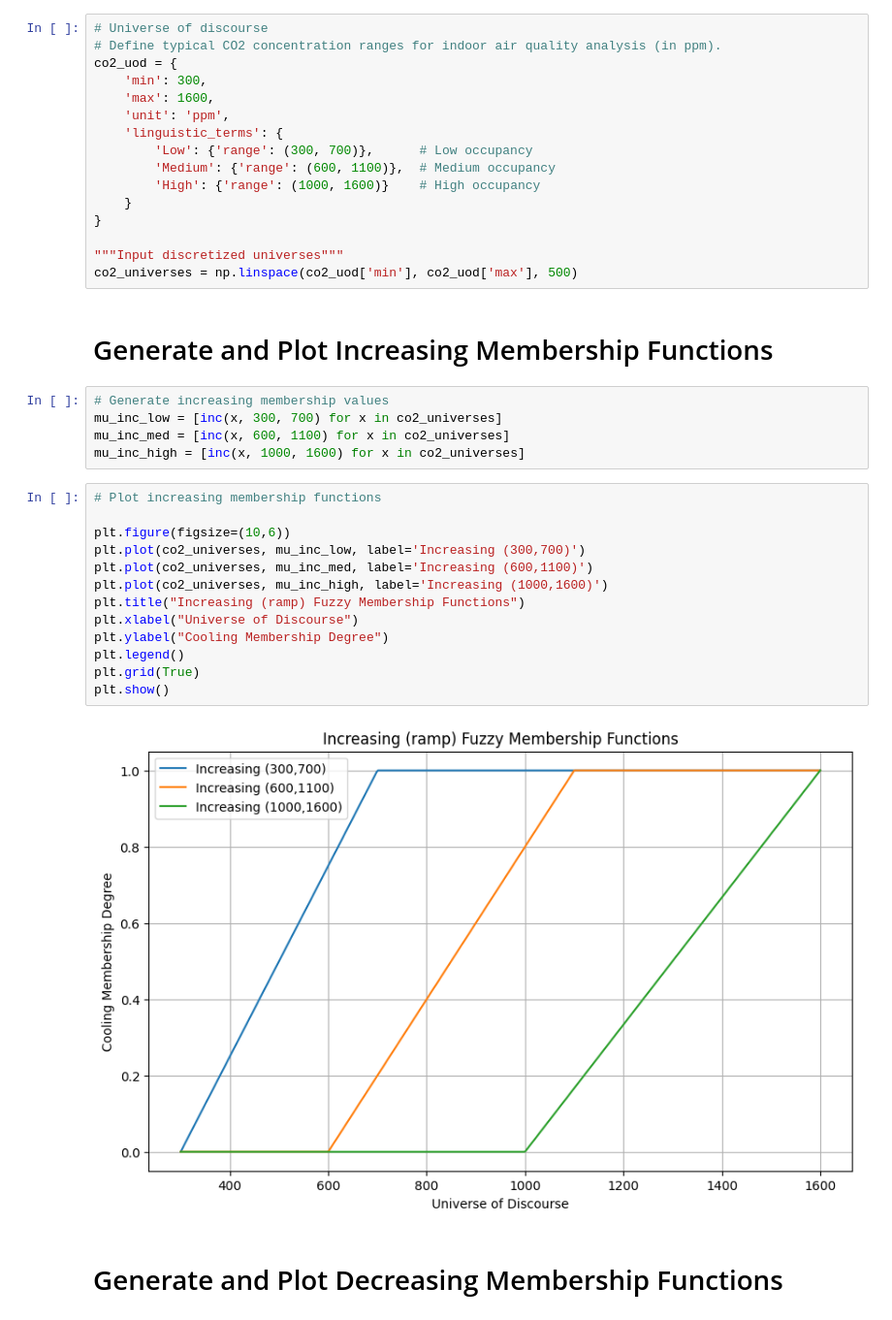
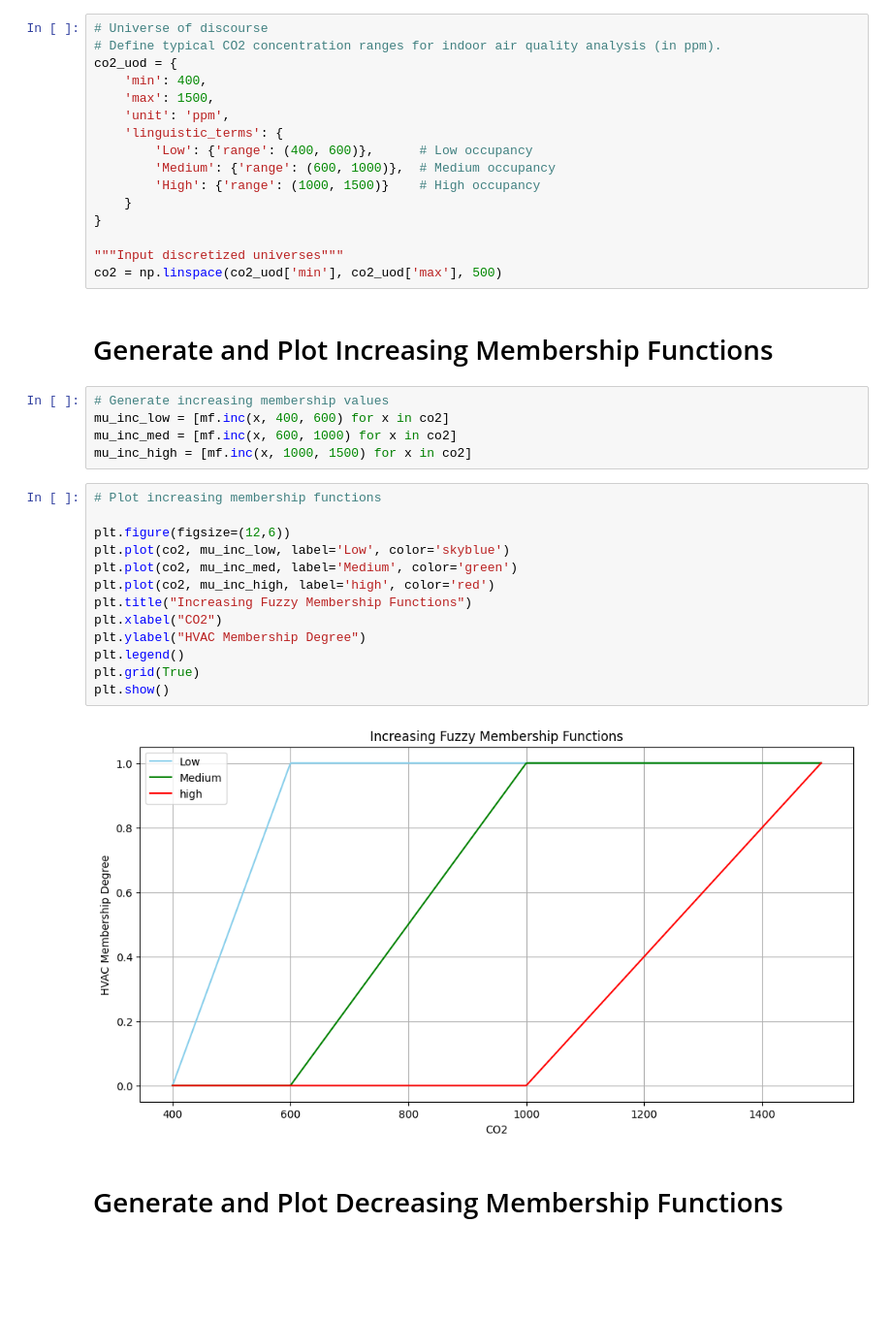
Before and after one commit to everhettoo/fl-hvac-control, a Jupyter notebook: notebooks/3_explore_co2_membership.ipynb, the cells around one changed output. Shown at 97% size. Saved outputs shown, nothing was run; the diff lists cells and outputs as text; blank space fills up the shorter version.

```diff
--- a/notebooks/3_explore_co2_membership.ipynb
+++ b/notebooks/3_explore_co2_membership.ipynb
@@ -28,40 +24,40 @@ import pandas as pd
 # Universe of discourse
 # Define typical CO2 concentration ranges for indoor air quality analysis (in ppm).
 co2_uod = {
-    'min': 300,
-    'max': 1600,
+    'min': 400,
+    'max': 1500,
     'unit': 'ppm',
     'linguistic_terms': {
-        'Low': {'range': (300, 700)},      # Low occupancy
-        'Medium': {'range': (600, 1100)},  # Medium occupancy
-        'High': {'range': (1000, 1600)}    # High occupancy
+        'Low': {'range': (400, 600)},      # Low occupancy
+        'Medium': {'range': (600, 1000)},  # Medium occupancy
+        'High': {'range': (1000, 1500)}    # High occupancy
     }
 }
 
 """Input discretized universes"""
-co2_universes = np.linspace(co2_uod['min'], co2_uod['max'], 500)
+co2 = np.linspace(co2_uod['min'], co2_uod['max'], 500)
 # %% [markdown]
 # Generate and Plot Increasing Membership Functions
 # %%
 # Generate increasing membership values
-mu_inc_low = [inc(x, 300, 700) for x in co2_universes]
-mu_inc_med = [inc(x, 600, 1100) for x in co2_universes]
-mu_inc_high = [inc(x, 1000, 1600) for x in co2_universes]
+mu_inc_low = [mf.inc(x, 400, 600) for x in co2]
+mu_inc_med = [mf.inc(x, 600, 1000) for x in co2]
+mu_inc_high = [mf.inc(x, 1000, 1500) for x in co2]
 # %%
 # Plot increasing membership functions
 
-plt.figure(figsize=(10,6))
-plt.plot(co2_universes, mu_inc_low, label='Increasing (300,700)')
-plt.plot(co2_universes, mu_inc_med, label='Increasing (600,1100)')
-plt.plot(co2_universes, mu_inc_high, label='Increasing (1000,1600)')
-plt.title("Increasing (ramp) Fuzzy Membership Functions")
-plt.xlabel("Universe of Discourse")
-plt.ylabel("Cooling Membership Degree")
+plt.figure(figsize=(12,6))
+plt.plot(co2, mu_inc_low, label='Low', color='skyblue')
+plt.plot(co2, mu_inc_med, label='Medium', color='green')
+plt.plot(co2, mu_inc_high, label='high', color='red')
+plt.title("Increasing Fuzzy Membership Functions")
+plt.xlabel("CO2")
+plt.ylabel("HVAC Membership Degree")
 plt.legend()
 plt.grid(True)
 plt.show()
 # %% [output]
-[figure, old version]
+[figure, new version]
 # %% [markdown]
 # Generate and Plot Decreasing Membership Functions
 # %%
```
Also changed, not shown: parts of 13 cells of this notebook, 11 other files.
